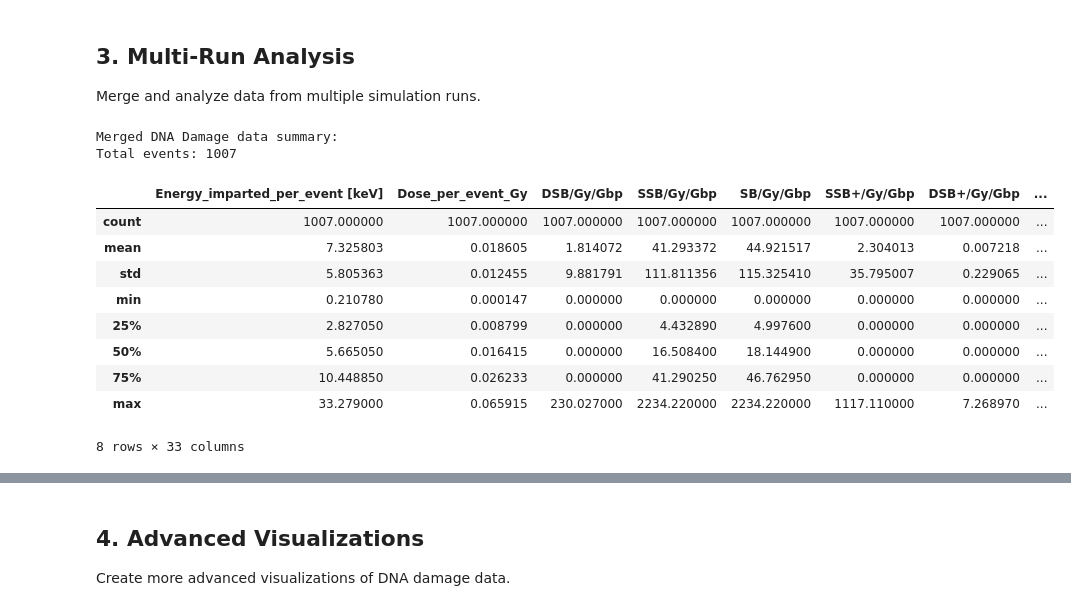
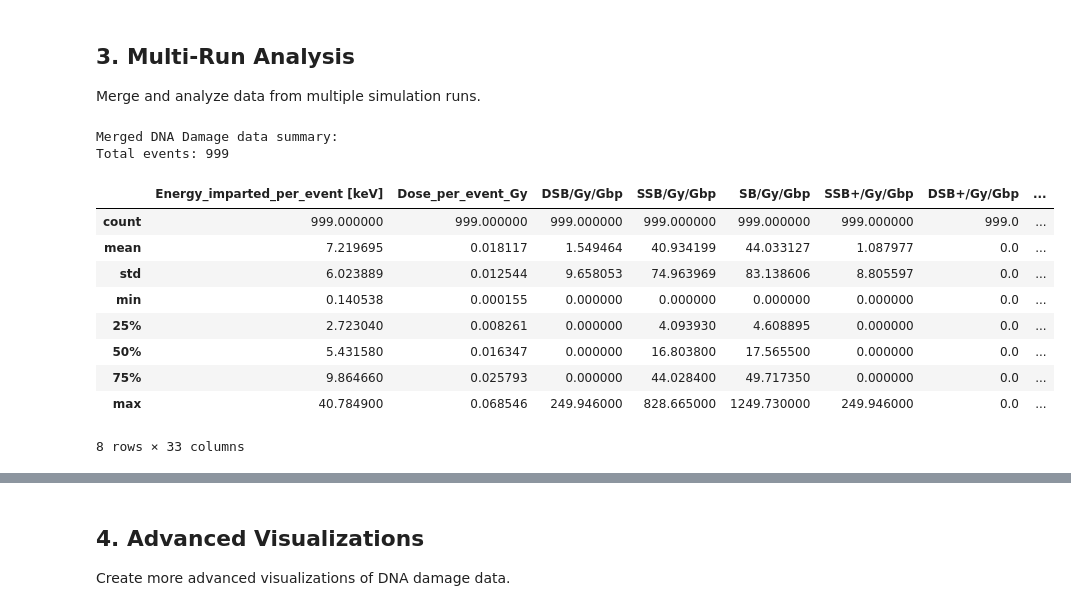
Before and after one commit to HectorMiras/MyTOPASPythonScripts, a Jupyter notebook: dnadamage_results.ipynb, the cells around one changed output, grey strips where cells are left out. Cells and saved outputs as stored; diff of their text form; code cells hidden in the pictures.

```diff
--- a/dnadamage_results.ipynb
+++ b/dnadamage_results.ipynb
@@ -169,27 +169,27 @@ Merge and analyze data from multiple simulation runs.
 # %%
 # Define file paths for multiple runs
 
-filebases = [f'/home/radiofisica/hector/mytopassimulations/TOPAS_CellsNPs/work/TestCellColony/cell3/run{i+1}/DNADamage' for i in range(100)]
+filebases = [f'/home/radiofisica/hector/mytopassimulations/TOPAS_CellsNPs/work/CellColony-med0-cell0/cell1/run{i+1}/DNADamage' for i in range(100)]
 
 # Merge data from multiple runs
 merged_df = merge_dnadamage_files(filebases)
 
 # Display the merged dataframe's summary
 print("Merged DNA Damage data summary:")
 print(f"Total events: {len(merged_df)}")
 merged_df.describe()
 # %% [output]
 Merged DNA Damage data summary:
-Total events: 1007
+Total events: 999
 |  | Energy_imparted_per_event [keV] | Dose_per_event_Gy | DSB/Gy/Gbp | SSB/Gy/Gbp | SB/Gy/Gbp | SSB+/Gy/Gbp | DSB+/Gy/Gbp | ... |
-| count | 1007.000000 | 1007.000000 | 1007.000000 | 1007.000000 | 1007.000000 | 1007.000000 | 1007.000000 | ... |
-| mean | 7.325803 | 0.018605 | 1.814072 | 41.293372 | 44.921517 | 2.304013 | 0.007218 | ... |
-| std | 5.805363 | 0.012455 | 9.881791 | 111.811356 | 115.325410 | 35.795007 | 0.229065 | ... |
-| min | 0.210780 | 0.000147 | 0.000000 | 0.000000 | 0.000000 | 0.000000 | 0.000000 | ... |
-| 25% | 2.827050 | 0.008799 | 0.000000 | 4.432890 | 4.997600 | 0.000000 | 0.000000 | ... |
-| 50% | 5.665050 | 0.016415 | 0.000000 | 16.508400 | 18.144900 | 0.000000 | 0.000000 | ... |
-| 75% | 10.448850 | 0.026233 | 0.000000 | 41.290250 | 46.762950 | 0.000000 | 0.000000 | ... |
-| max | 33.279000 | 0.065915 | 230.027000 | 2234.220000 | 2234.220000 | 1117.110000 | 7.268970 | ... |
+| count | 999.000000 | 999.000000 | 999.000000 | 999.000000 | 999.000000 | 999.000000 | 999.0 | ... |
+| mean | 7.219695 | 0.018117 | 1.549464 | 40.934199 | 44.033127 | 1.087977 | 0.0 | ... |
+| std | 6.023889 | 0.012544 | 9.658053 | 74.963969 | 83.138606 | 8.805597 | 0.0 | ... |
+| min | 0.140538 | 0.000155 | 0.000000 | 0.000000 | 0.000000 | 0.000000 | 0.0 | ... |
+| 25% | 2.723040 | 0.008261 | 0.000000 | 4.093930 | 4.608895 | 0.000000 | 0.0 | ... |
+| 50% | 5.431580 | 0.016347 | 0.000000 | 16.803800 | 17.565500 | 0.000000 | 0.0 | ... |
+| 75% | 9.864660 | 0.025793 | 0.000000 | 44.028400 | 49.717350 | 0.000000 | 0.0 | ... |
+| max | 40.784900 | 0.068546 | 249.946000 | 828.665000 | 1249.730000 | 249.946000 | 0.0 | ... |
 8 rows × 33 columns
 # %%
 # Calculate total damage statistics for the merged data
```
Also changed, not shown: parts of 1 cell of this notebook, 16 other files.
